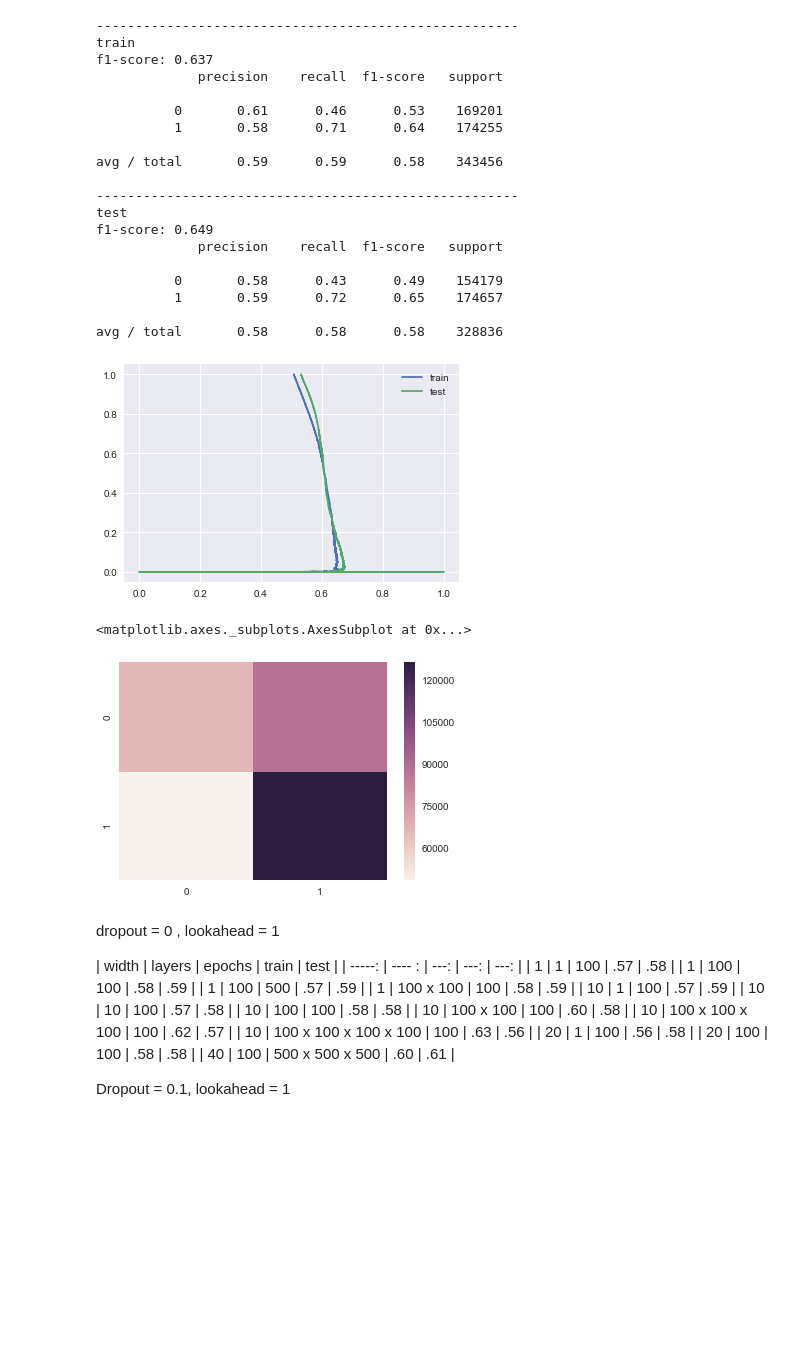
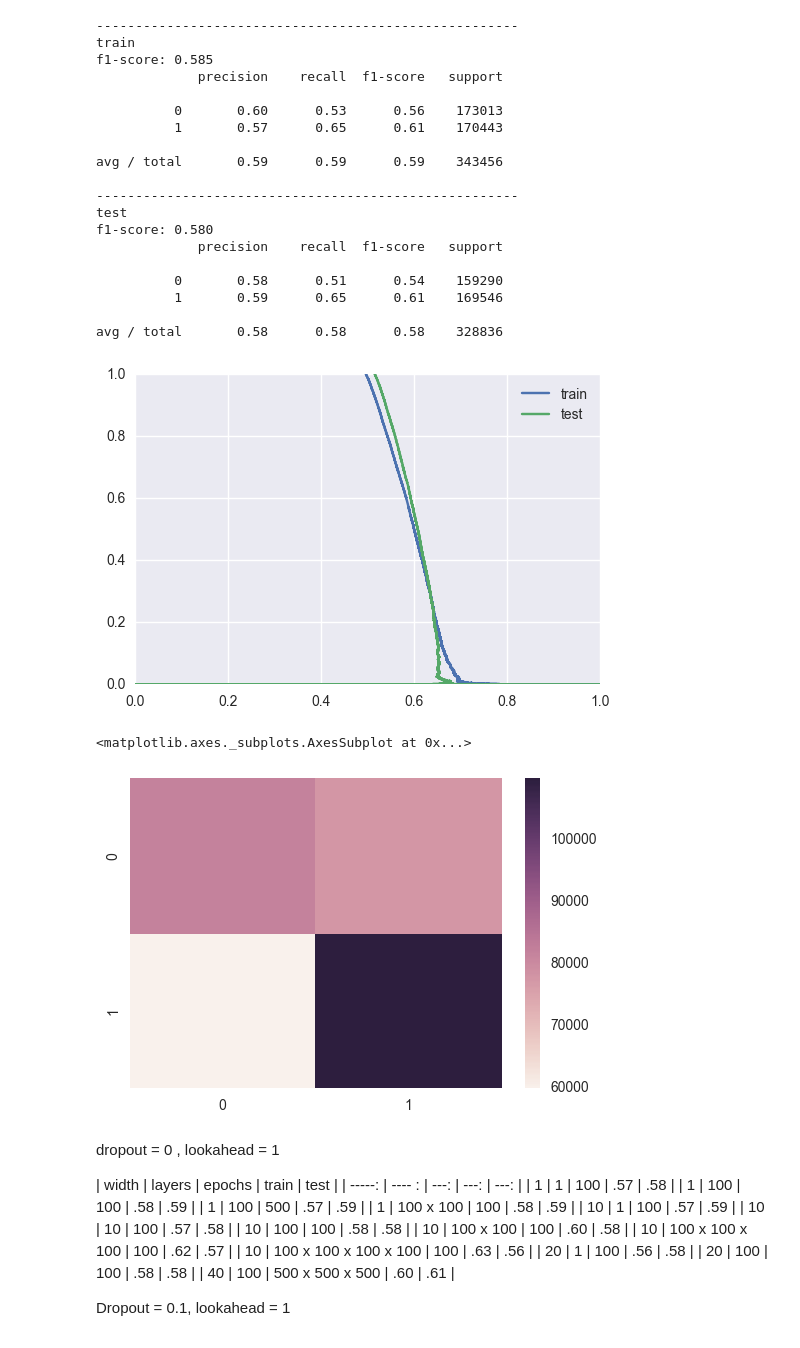
Before and after one commit to andrewwilson/mlnd_capstone, a Jupyter notebook: EvaluateModels.ipynb, the cells around one changed output. Cells and saved outputs as stored; diff of their text form; code cells hidden in the pictures; blank space fills up the shorter version.

Commit message:
progress callbacks and metrics

```diff
--- a/EvaluateModels.ipynb
+++ b/EvaluateModels.ipynb
@@ -43,7 +48,7 @@ test f1 0.571899460596
 # %%
-from sklearn.linear_model import LogisticRegression
-lr_model = LogisticRegression(n_jobs=10)
-lr_model.fit(X_train.as_matrix(), Y_train)
+# from sklearn.linear_model import LogisticRegression
+# lr_model = LogisticRegression(n_jobs=10)
+# lr_model.fit(X_train.as_matrix(), Y_train)
 
-print( "train f1", f1_score(Y_train, lr_model.predict(X_train), average='weighted') )
-print( "test f1", f1_score(Y_test, lr_model.predict(X_test), average='weighted'))
+# print( "train f1", f1_score(Y_train, lr_model.predict(X_train), average='weighted') )
+# print( "test f1", f1_score(Y_test, lr_model.predict(X_test), average='weighted'))
@@ -53,7 +55,7 @@ test f1 0.584811441278
 # %%
-from sklearn.ensemble import RandomForestClassifier
-rf_model = RandomForestClassifier(max_depth=5, n_jobs=12)
-rf_model.fit(X_train.as_matrix(), Y_train)
+# from sklearn.ensemble import RandomForestClassifier
+# rf_model = RandomForestClassifier(max_depth=5, n_jobs=12)
+# rf_model.fit(X_train.as_matrix(), Y_train)
 
-print( "train f1", f1_score(Y_train, rf_model.predict(X_train), average='weighted') )
-print( "test f1", f1_score(Y_test, rf_model.predict(X_test), average='weighted'))
+# print( "train f1", f1_score(Y_train, rf_model.predict(X_train), average='weighted') )
+# print( "test f1", f1_score(Y_test, rf_model.predict(X_test), average='weighted'))
@@ -82,10 +84,5 @@ Non-trainable params: 0
 ____________________________________________________________________________________________________
 None
 # %%
-n_epochs = 200
-
-hist = model.model.fit(
-    X_train.as_matrix(), Y_train,
-    verbose=0, validation_split=0.10, batch_size=1024*50,
-    nb_epoch=n_epochs,
-    callbacks = [])
+n_epochs = 10
+hist = model.fit(X_train.as_matrix(), Y_train, n_epochs=n_epochs)
@@ -92,8 +108,8 @@ hist = model.model.fit(
 # %%
-Y_train_pred = model.model.predict(X_train.as_matrix(), batch_size=1024)
-Y_train_pred_class = 1*(Y_train_pred > 0.5)
-Y_test_pred = model.model.predict(X_test.as_matrix(), batch_size=1024)
-Y_test_pred_class = 1*(Y_test_pred > 0.5)
+Y_train_pred = model.predict(X_train.as_matrix(), batch_size=1024)
+Y_train_pred_class = utils.prediction_to_category2(Y_train_pred)
+Y_test_pred = model.predict(X_test.as_matrix(), batch_size=1024)
+Y_test_pred_class = utils.prediction_to_category2(Y_test_pred)
 # %%
 plt.figure(figsize=(8,4))
 plt.hist(Y_train_pred, alpha=0.5, bins=30, normed=True, label='train')
@@ -107,38 +123,38 @@ plt.legend()
 # %%
-performance_report("train", Y_train, Y_train_pred_class)
-performance_report("test", Y_test, Y_test_pred_class)
+performance_report("train", prices_train, Y_train, Y_train_pred_class)
+performance_report("test",  prices_test,  Y_test, Y_test_pred_class)
 
 train_curve = precision_recall_curve(Y_train, Y_train_pred)
 test_curve = precision_recall_curve(Y_test, Y_test_pred)
 
 plt.plot(train_curve[0], train_curve[1], label='train')
 plt.plot(test_curve[0], test_curve[1], label='test')
 plt.legend()
 plt.show()
 sns.heatmap(confusion_matrix(Y_test, Y_test_pred_class))
 # %% [output]
 ------------------------------------------------------
 train
-f1-score: 0.637
+f1-score: 0.585
              precision    recall  f1-score   support
 
-          0       0.61      0.46      0.53    169201
-          1       0.58      0.71      0.64    174255
+          0       0.60      0.53      0.56    173013
+          1       0.57      0.65      0.61    170443
 
-avg / total       0.59      0.59      0.58    343456
+avg / total       0.59      0.59      0.59    343456
 
 ------------------------------------------------------
 test
-f1-score: 0.649
+f1-score: 0.580
              precision    recall  f1-score   support
 
-          0       0.58      0.43      0.49    154179
-          1       0.59      0.72      0.65    174657
+          0       0.58      0.51      0.54    159290
+          1       0.59      0.65      0.61    169546
 
 avg / total       0.58      0.58      0.58    328836
-[figure, old version]
+[figure, new version]
 <matplotlib.axes._subplots.AxesSubplot at 0x...>
-[figure, old version]
+[figure, new version]
 # %% [markdown]
 dropout = 0  , lookahead = 1
 
```
Also changed, not shown: parts of 19 cells of this notebook, 5 other files.
